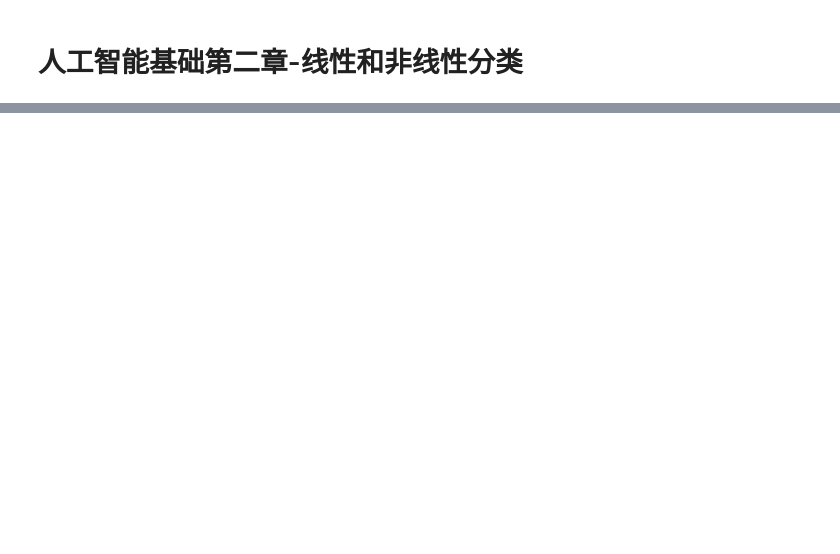
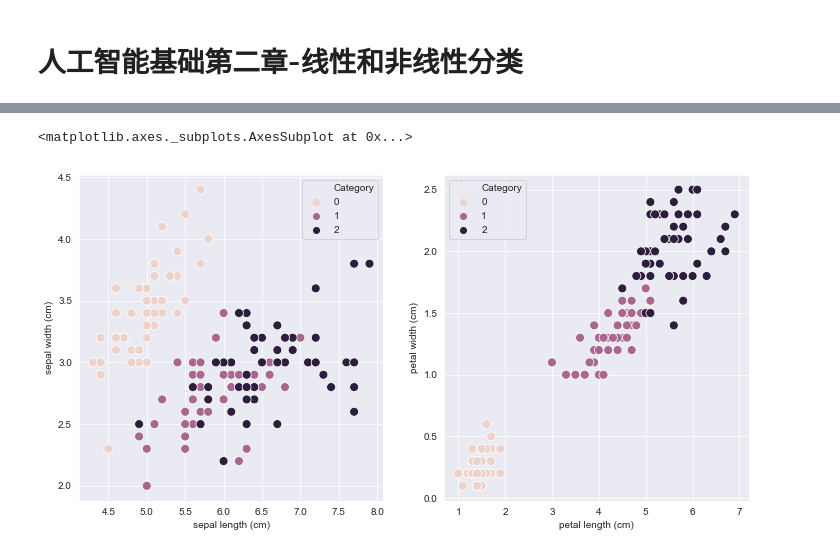
Before and after one commit to Michael-yunfei/MDLforBeginners, a Jupyter notebook: Chapter2/Chapter2_Lab.ipynb, the cells around one changed output, grey strips where cells are left out. Saved outputs shown, nothing was run; the diff lists cells and outputs as text; code cells hidden in the pictures; blank space fills up the shorter version.

```diff
--- a/Chapter2/Chapter2_Lab.ipynb
+++ b/Chapter2/Chapter2_Lab.ipynb
@@ -31,0 +174,9 @@ import pandas as pd # 重点内容
+# %%
+iris = datasets.load_iris()  #
+iris.data
+iris.target
+iris.feature_names.append('Category')
+iris_df = pd.DataFrame(np.column_stack((iris.data, iris.target)),
+                       columns=iris.feature_names)
+iris_df.Category = iris_df.Category.astype(int)
+iris_df.shape  # 150 x 5 dataframe, 特征变量矩阵X 为 150 x 4, 即150 个样本， 4个属性， 还有1个结果向量
@@ -31,0 +216,14 @@ import pandas as pd # 重点内容
+# %%
+sns.set_style("darkgrid")
+fig, axes = plt.subplots(1, 2, figsize=(12, 6))
+sns.scatterplot(x=iris_df.iloc[:, 0],
+                y=iris_df.iloc[:, 1],
+                hue=iris_df.iloc[:, 4],
+                ax=axes[0], s=80)
+sns.scatterplot(x=iris_df.iloc[:, 2],
+                y=iris_df.iloc[:, 3],
+                hue=iris_df.iloc[:, 4],
+                ax=axes[1], s=80)
+# %% [output]
+<matplotlib.axes._subplots.AxesSubplot at 0x...>
+[figure, added]
```
Also changed, not shown: parts of 32 cells of this notebook, 4 other files.
